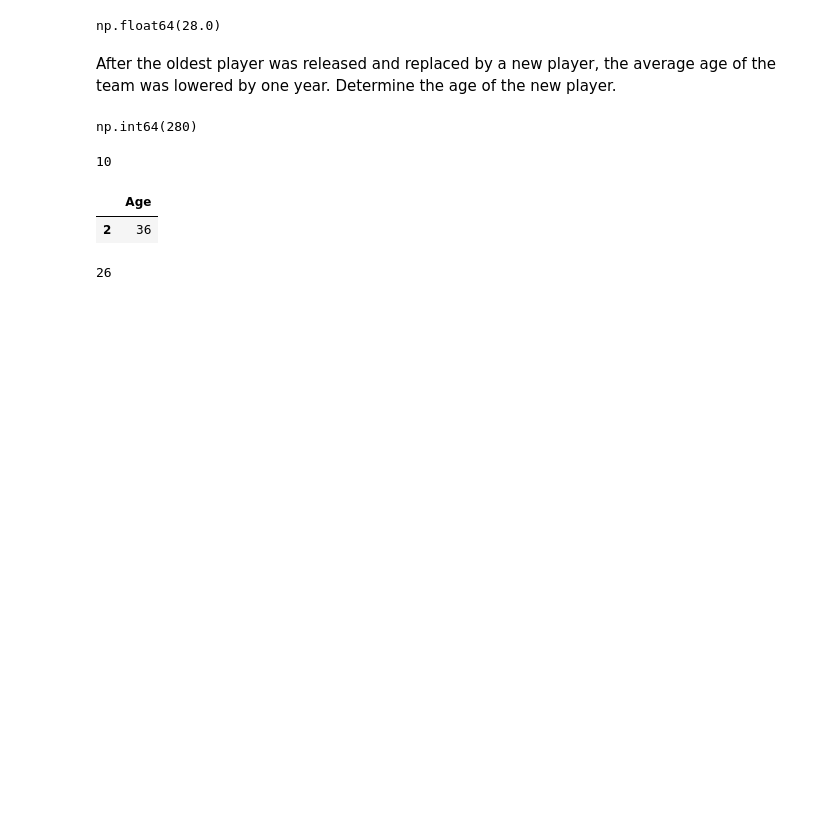
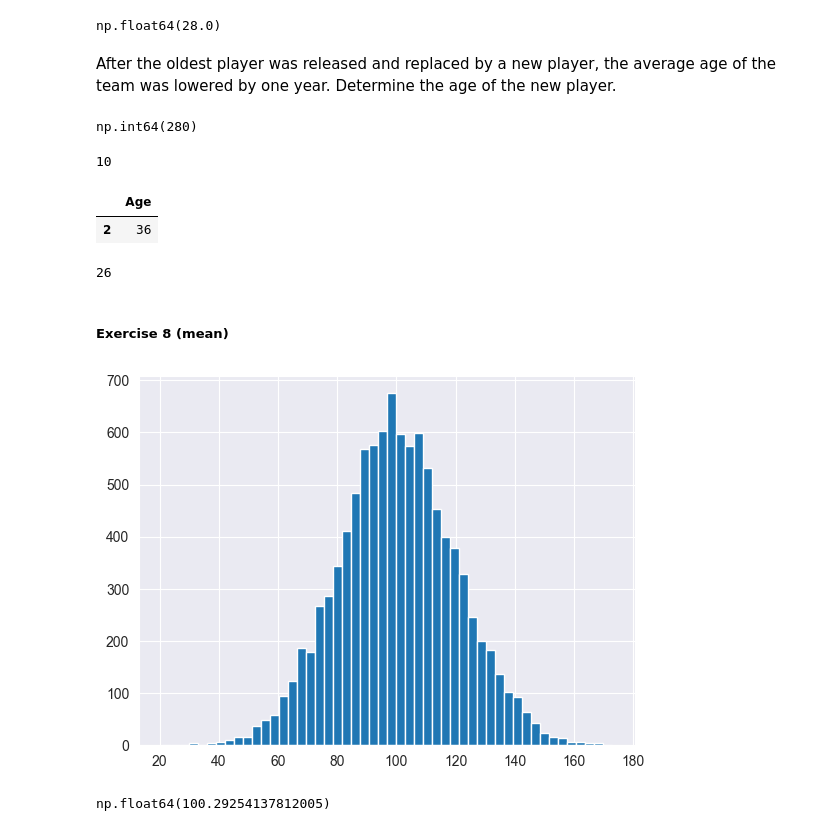
Before and after one commit to valatwork/statistics, a Jupyter notebook: 002-mean.ipynb, the cells around one changed output. Drawn from its saved outputs; the diff is of its cells as text; code cells hidden in the pictures; blank space fills up the shorter version.

```diff
--- a/002-mean.ipynb
+++ b/002-mean.ipynb
@@ -201,3 +219,15 @@ ages.sort_values("Age", ascending=False).head(1)
 36-10
 # %% [output]
 26
+# %% [markdown]
+##### Exercise 8 (mean)
+# %%
+incomes = np.random.normal(100.0, 20.0, 10000)
+plt.hist(incomes, 50)
+plt.show()
+# %% [output]
+[figure, added]
+# %%
+np.mean(incomes)
+# %% [output]
+np.float64(100.29254137812005)
```
Also changed, not shown: parts of 7 cells of this notebook, 4 other files.
